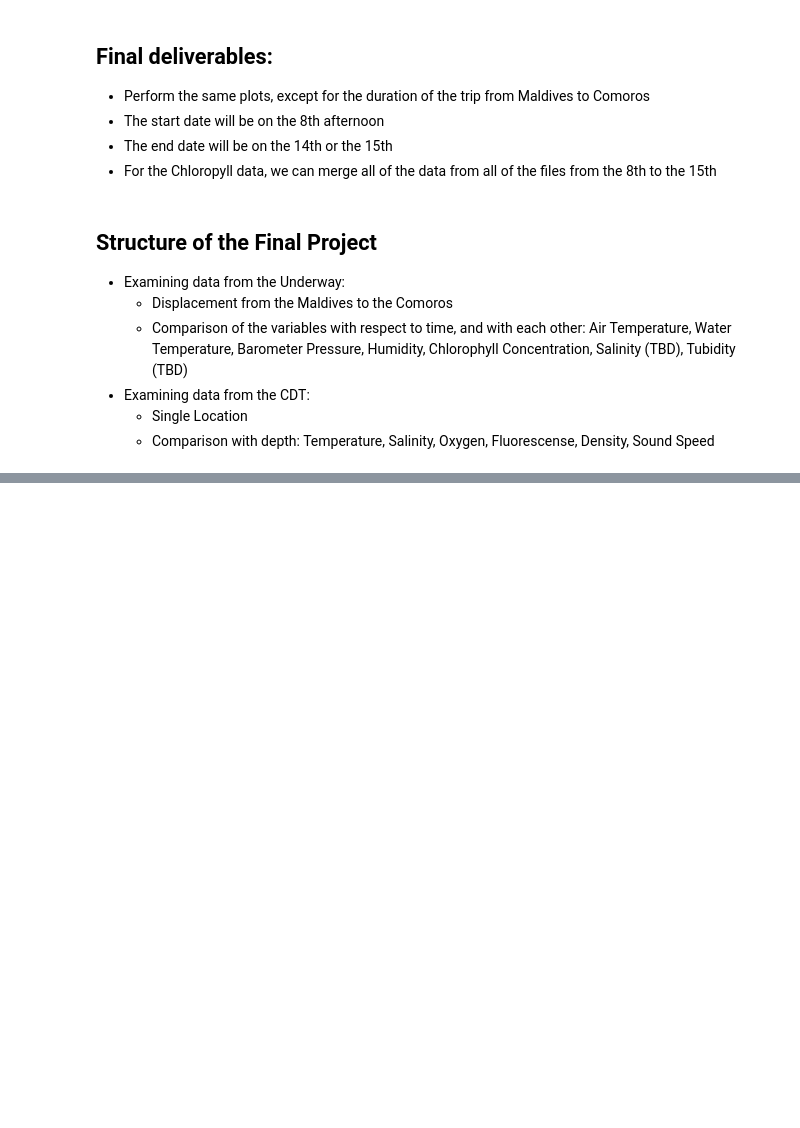
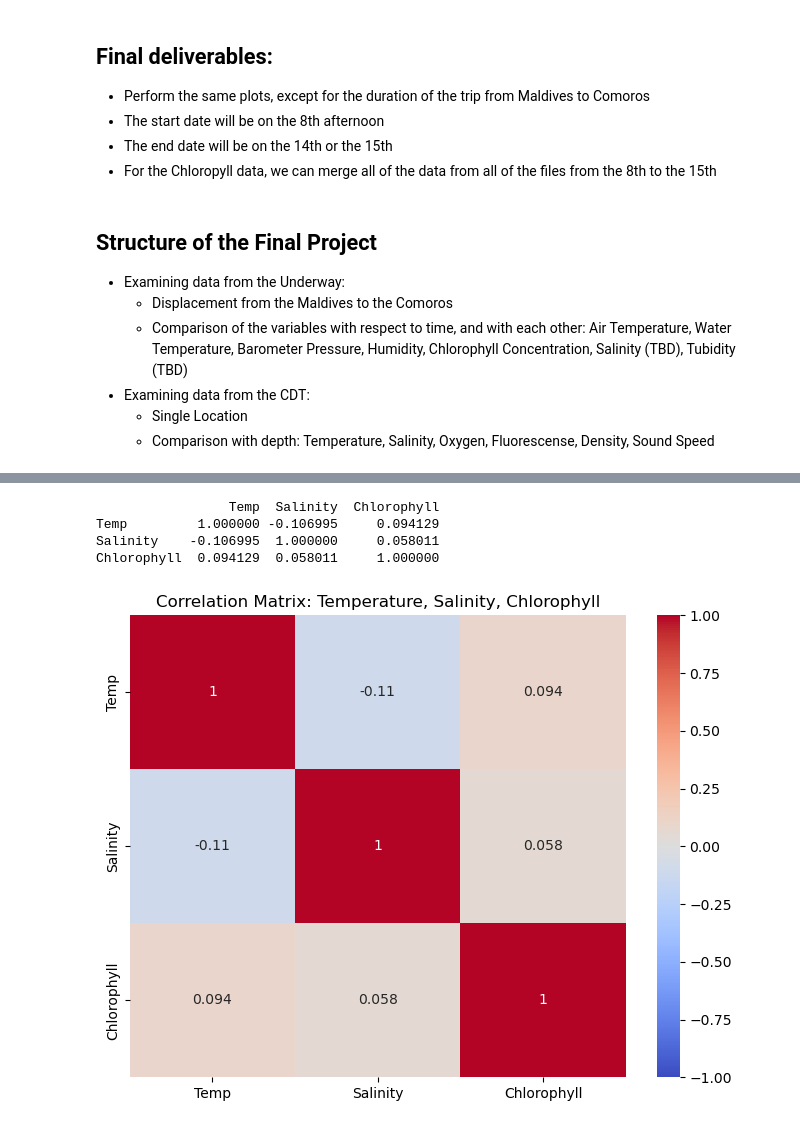
Before and after one commit to Asgar-Fataymamode/OceanX_Project1, a Jupyter notebook: Notebook.ipynb, the cells around one changed output, grey strips where cells are left out. Drawn from its saved outputs; the diff is of its cells as text; code cells hidden in the pictures; blank space fills up the shorter version.

```diff
--- a/Notebook.ipynb
+++ b/Notebook.ipynb
@@ -723,0 +876,65 @@ To get Turbidity and Salinity Data from Hugh (for the underway)
+# %%
+import pandas as pd
+import numpy as np
+import matplotlib.pyplot as plt
+import seaborn as sns
+
+temp_df = pd.read_csv('Datasets_09-14/Sea Temperature-data-2025-01-14 21_32_07.csv')
+temp_df['Time'] = pd.to_datetime(temp_df['Time'], errors='coerce')
+
+temp_df['Time'] = temp_df['Time'].dt.tz_localize(None)
+
+temp_df['Temp'] = temp_df['Temp bow_sbe45_tsg'].str.replace(' °C', '')
+temp_df['Temp'] = pd.to_numeric(temp_df['Temp'], errors='coerce')
+temp_df = temp_df[['Time', 'Temp']]
+
+sal_df = pd.read_csv('Datasets_09-14/Wet Lab TSG Salinity-data-2025-01-14 21_33_25.csv')
+sal_df['Time'] = pd.to_datetime(sal_df['Time'], errors='coerce')
+
+sal_df['Time'] = sal_df['Time'].dt.tz_localize(None)
+
+sal_df['Salinity'] = sal_df['Salinity wetlab_sbe45_tsg'].str.replace(' PSU', '')
+sal_df['Salinity'] = pd.to_numeric(sal_df['Salinity'], errors='coerce')
+sal_df = sal_df[['Time', 'Salinity']]
+
+chl_data = pd.read_csv("chlorophyll_files/chloro.txt", sep='\t', header=None)
+chl_data.columns = ['Time', 'Unused1', 'Unused2', 'Output', 'Unused3', 'Unused4', 'Unused5']
+
+chl_data['Time'] = chl_data['Time'].str.split(',').str[0]
+chl_data['Time'] = pd.to_datetime(chl_data['Time'], errors='coerce')
+
+chl_data['Time'] = chl_data['Time'].dt.tz_localize(None)
+
+chl_data['Output'] = pd.to_numeric(chl_data['Output'], errors='coerce')
+chl_data = chl_data.dropna(subset=['Time', 'Output'])
+chl_df = chl_data[['Time', 'Output']].copy()
+
+dark_counts_digital = 45
+scale_factor_digital = 0.0073
+chl_df['Chlorophyll'] = scale_factor_digital * (chl_df['Output'] - dark_counts_digital)
+chl_df = chl_df[chl_df['Chlorophyll'] >= 0]
+chl_df = chl_df[['Time', 'Chlorophyll']]
+
+df_merged = pd.merge(temp_df, sal_df, on='Time', how='outer')
+df_merged = pd.merge(df_merged, chl_df, on='Time', how='outer')
+
+df_merged = df_merged.sort_values('Time').reset_index(drop=True)
+df_merged.set_index('Time', inplace=True)
+df_merged = df_merged.resample('15T').mean()
+df_merged = df_merged.interpolate()
+df_merged.reset_index(inplace=True)
+
+df_corr = df_merged[['Temp', 'Salinity', 'Chlorophyll']].dropna()
+corr_matrix = df_corr.corr()
+print(corr_matrix)
+
+plt.figure(figsize=(8, 6))
+sns.heatmap(corr_matrix, annot=True, cmap='coolwarm', vmin=-1, vmax=1)
+plt.title('Correlation Matrix: Temperature, Salinity, Chlorophyll')
+plt.show()
+# %% [output]
+                 Temp  Salinity  Chlorophyll
+Temp         1.000000 -0.106995     0.094129
+Salinity    -0.106995  1.000000     0.058011
+Chlorophyll  0.094129  0.058011     1.000000
+[figure, added]
```
Also changed, not shown: parts of 5 cells of this notebook, 16 other files.
